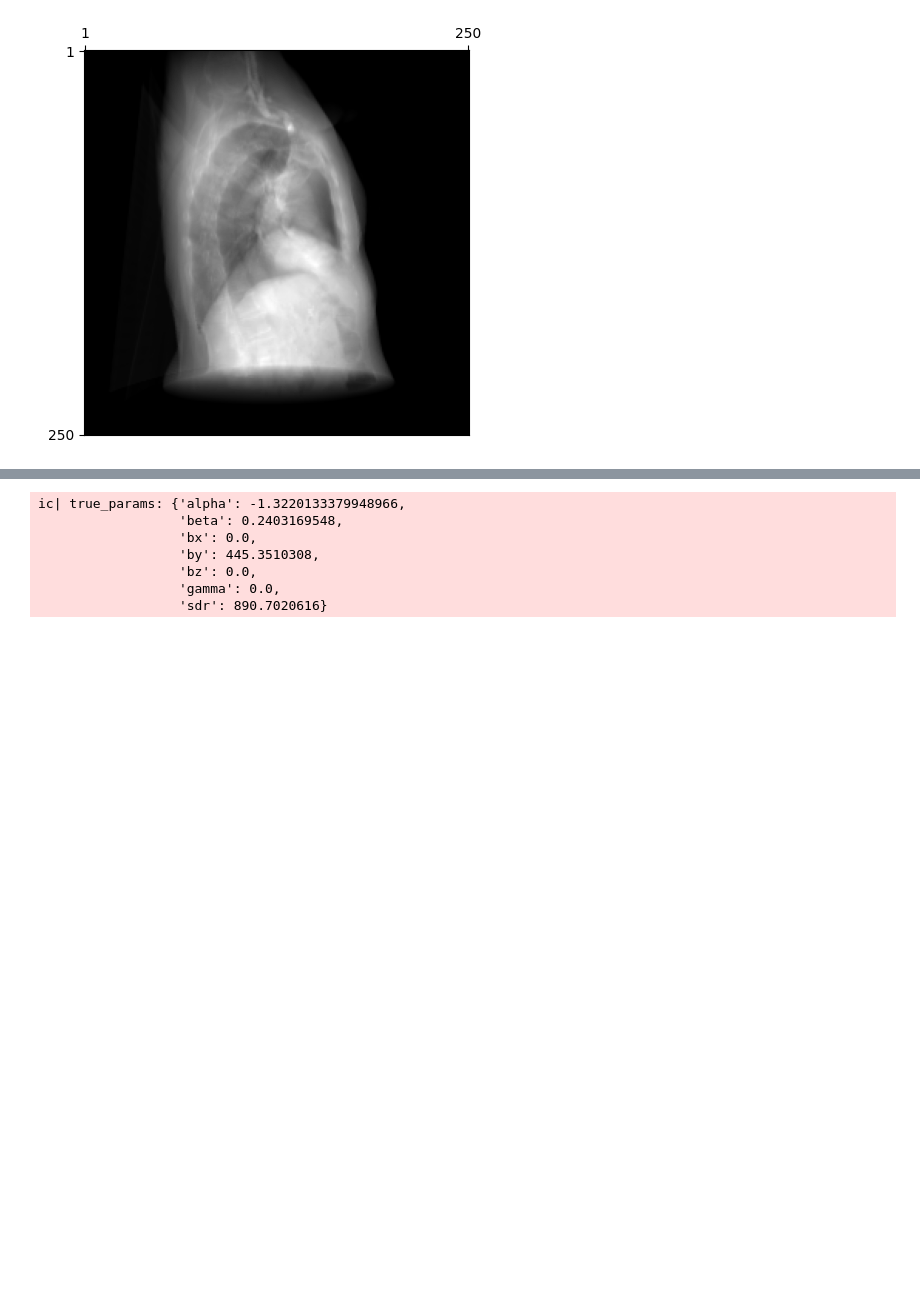
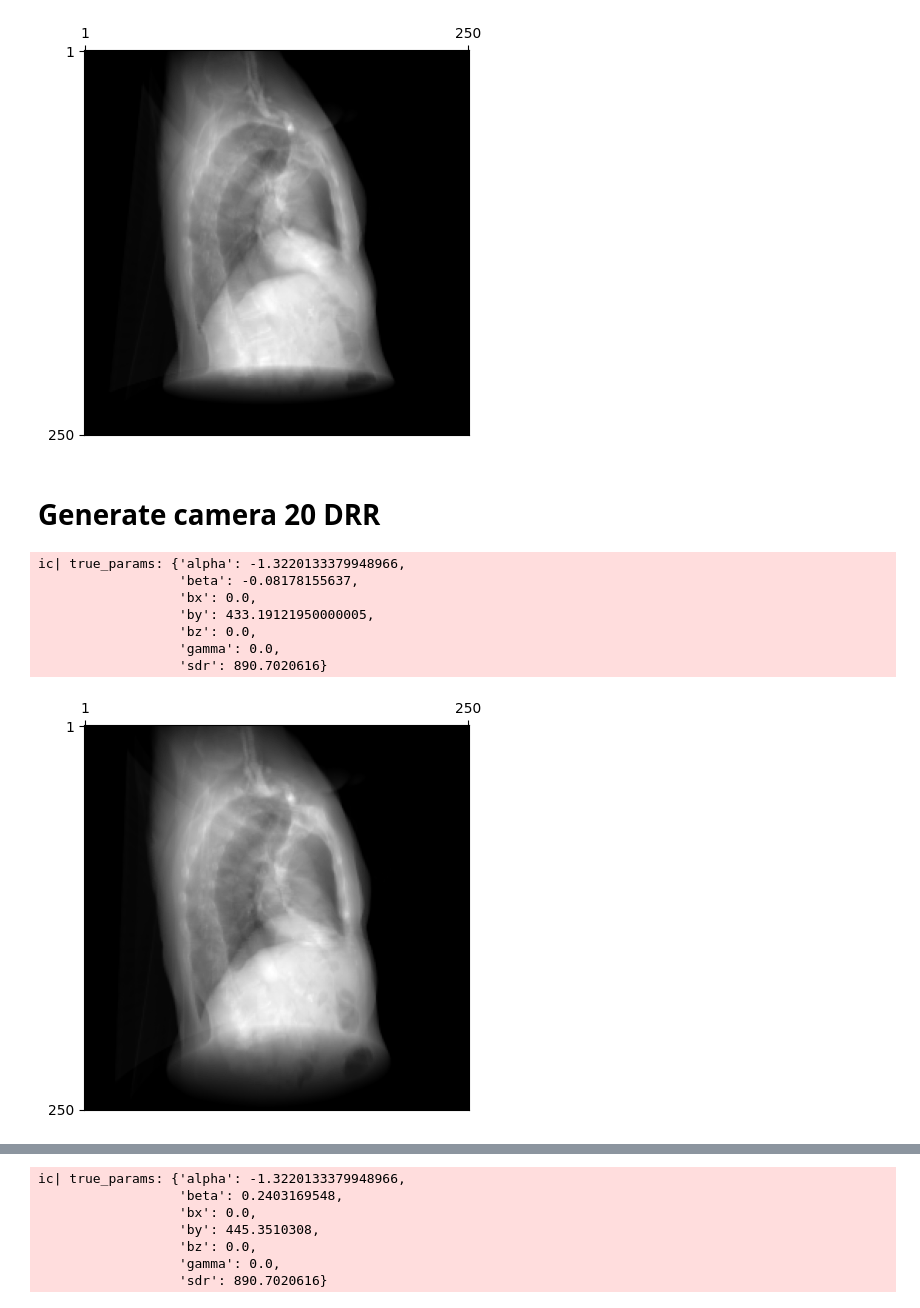
Before and after one commit to BillWorstell/DiffDRR, a Jupyter notebook: diffDRRv4Test.ipynb, the cells around one changed output, grey strips where cells are left out. Cells and saved outputs as stored; diff of their text form; code cells hidden in the pictures; blank space fills up the shorter version.

```diff
--- a/diffDRRv4Test.ipynb
+++ b/diffDRRv4Test.ipynb
@@ -256,3 +261,71 @@ ic| true_params: {'alpha': -1.3220133379948966,
                   'gamma': 0.0,
                   'sdr': 890.7020616}
 [figure]
+# %% [markdown]
+# Generate camera 20 DRR
+# %%
+import matplotlib.pyplot as plt
+import numpy as np
+import pandas as pd
+import torch
+from tqdm import tqdm
+
+from diffdrr.data import load_example_ct
+from diffdrr.drr import DRR
+from diffdrr.visualization import plot_drr
+
+# Make the ground truth X-ray
+SDD = float(2.*vsdr[60])
+HEIGHT = 250
+DELX = 4.0
+
+subject = load_example_ct()
+true_params = {
+    "sdr": SDD,
+    "alpha": alpha[20],
+    "beta": beta[20],
+    "gamma": 0.0,
+    "bx": 0.,
+    "by": float(vsdr[20]),
+    "bz": 0.,
+}
+ic(true_params)
+device = "cuda" if torch.cuda.is_available() else "cpu"
+
+drr20 = DRR(subject, sdd=SDD, height=HEIGHT, delx=DELX).to(device)
+rotations = torch.tensor(
+    [
+        [
+            true_params["alpha"],
+            true_params["beta"],
+            true_params["gamma"],
+        ]
+    ]
+).to(device)
+translations = torch.tensor(
+    [
+        [
+            true_params["bx"],
+            true_params["by"],
+            true_params["bz"],
+        ]
+    ]
+).to(device)
+ground_truth20 = drr20(
+    rotations,
+    translations,
+    parameterization="euler_angles",
+    convention="ZXY",
+)
+
+plot_drr(ground_truth20)
+plt.show()
+# %% [output]
+ic| true_params: {'alpha': -1.3220133379948966,
+                  'beta': -0.08178155637,
+                  'bx': 0.0,
+                  'by': 433.19121950000005,
+                  'bz': 0.0,
+                  'gamma': 0.0,
+                  'sdr': 890.7020616}
+[figure, added]
```
Also changed, not shown: parts of 7 cells of this notebook.
